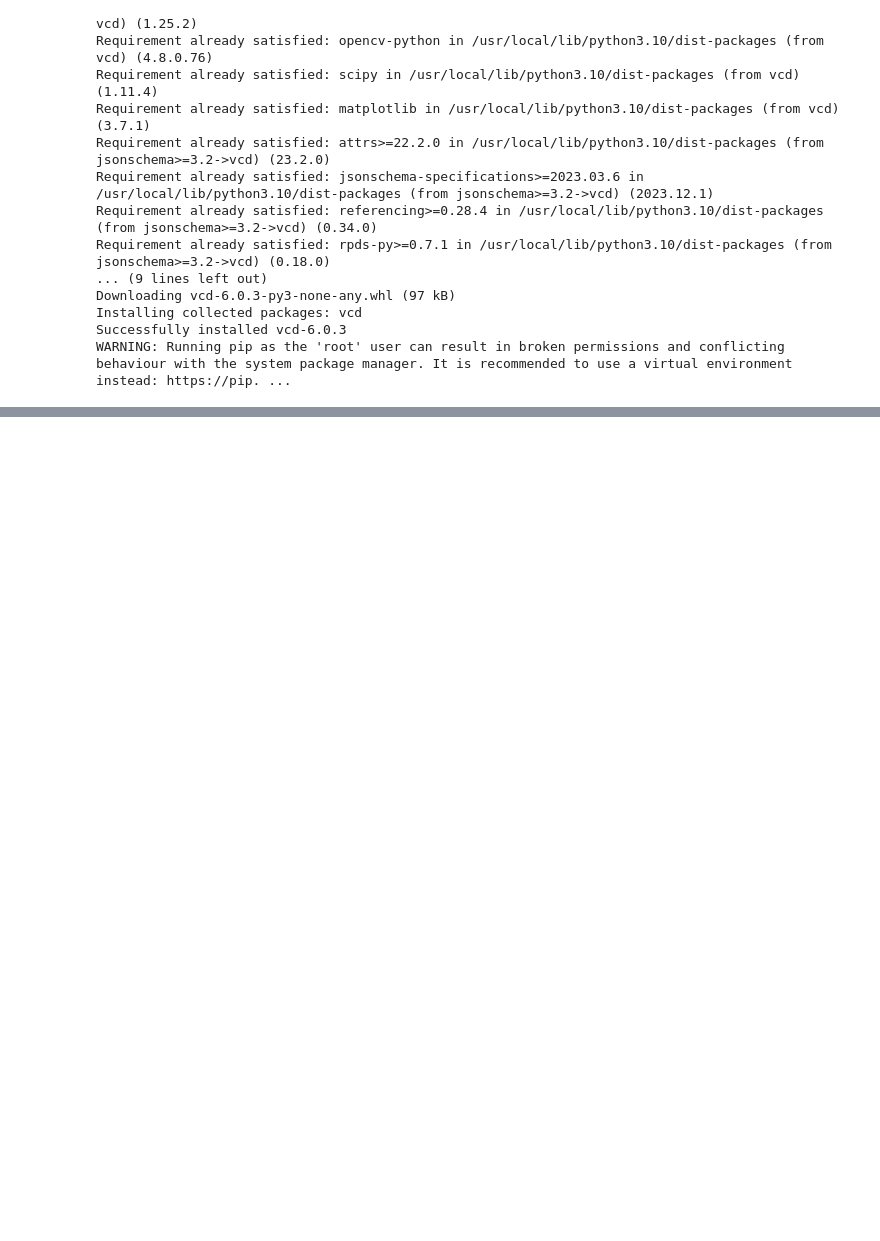
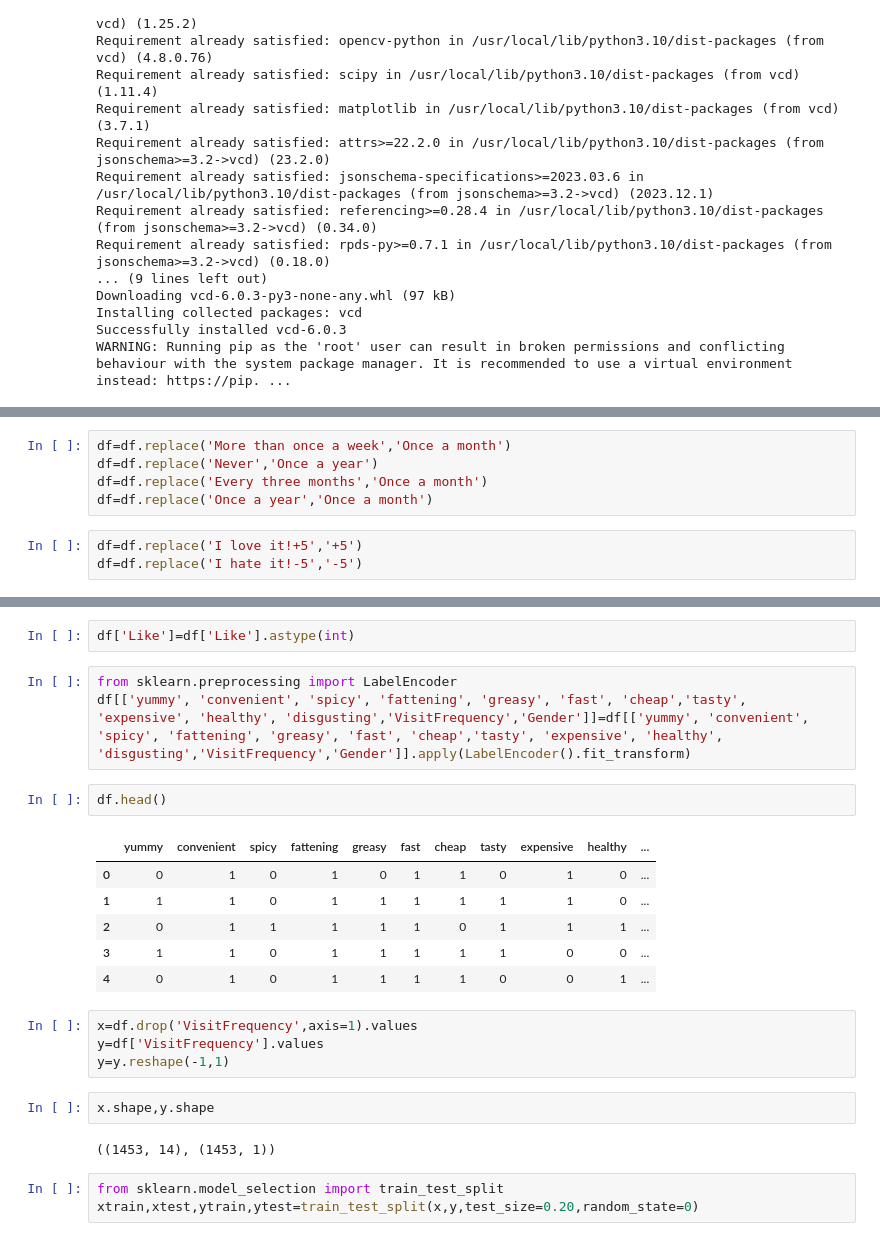
Before and after one commit to Pratikkumar201/Feynn-Lab-and-Services, a Jupyter notebook: McDonald_Market_Basket.ipynb, the cells around one changed output, grey strips where cells are left out. Saved outputs shown, nothing was run; the diff lists cells and outputs as text; blank space fills up the shorter version.

```diff
--- a/McDonald_Market_Basket.ipynb
+++ b/McDonald_Market_Basket.ipynb
@@ -692,0 +766,8 @@ NameError: name 'visit' is not defined
+# %%
+df=df.replace('More than once a week','Once a month')
+df=df.replace('Never','Once a year')
+df=df.replace('Every three months','Once a month')
+df=df.replace('Once a year','Once a month')
+# %%
+df=df.replace('I love it!+5','+5')
+df=df.replace('I hate it!-5','-5')
@@ -692,0 +786,25 @@ NameError: name 'visit' is not defined
+# %%
+df['Like']=df['Like'].astype(int)
+# %%
+from sklearn.preprocessing import LabelEncoder
+df[['yummy', 'convenient', 'spicy', 'fattening', 'greasy', 'fast', 'cheap','tasty', 'expensive', 'healthy', 'disgusting','VisitFrequency','Gender']]=df[['yummy', 'convenient', 'spicy', 'fattening', 'greasy', 'fast', 'cheap','tasty', 'expensive', 'healthy', 'disgusting','VisitFrequency','Gender']].apply(LabelEncoder().fit_transform)
+# %%
+df.head()
+# %% [output]
+|  | yummy | convenient | spicy | fattening | greasy | fast | cheap | tasty | expensive | healthy | ... |
+| 0 | 0 | 1 | 0 | 1 | 0 | 1 | 1 | 0 | 1 | 0 | ... |
+| 1 | 1 | 1 | 0 | 1 | 1 | 1 | 1 | 1 | 1 | 0 | ... |
+| 2 | 0 | 1 | 1 | 1 | 1 | 1 | 0 | 1 | 1 | 1 | ... |
+| 3 | 1 | 1 | 0 | 1 | 1 | 1 | 1 | 1 | 0 | 0 | ... |
+| 4 | 0 | 1 | 0 | 1 | 1 | 1 | 1 | 0 | 0 | 1 | ... |
+# %%
+x=df.drop('VisitFrequency',axis=1).values
+y=df['VisitFrequency'].values
+y=y.reshape(-1,1)
+# %%
+x.shape,y.shape
+# %% [output]
+((1453, 14), (1453, 1))
+# %%
+from sklearn.model_selection import train_test_split
+xtrain,xtest,ytrain,ytest=train_test_split(x,y,test_size=0.20,random_state=0)
```
Also changed, not shown: parts of 16 cells of this notebook.
